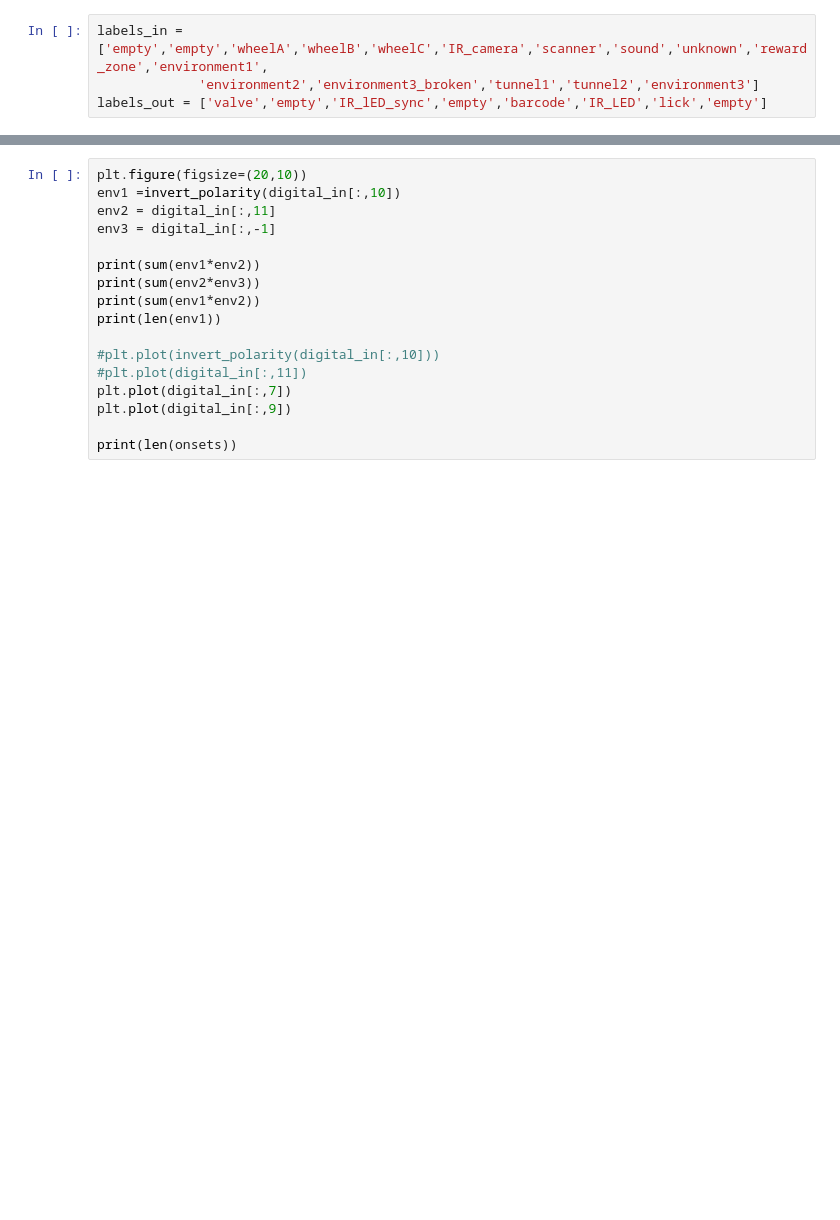
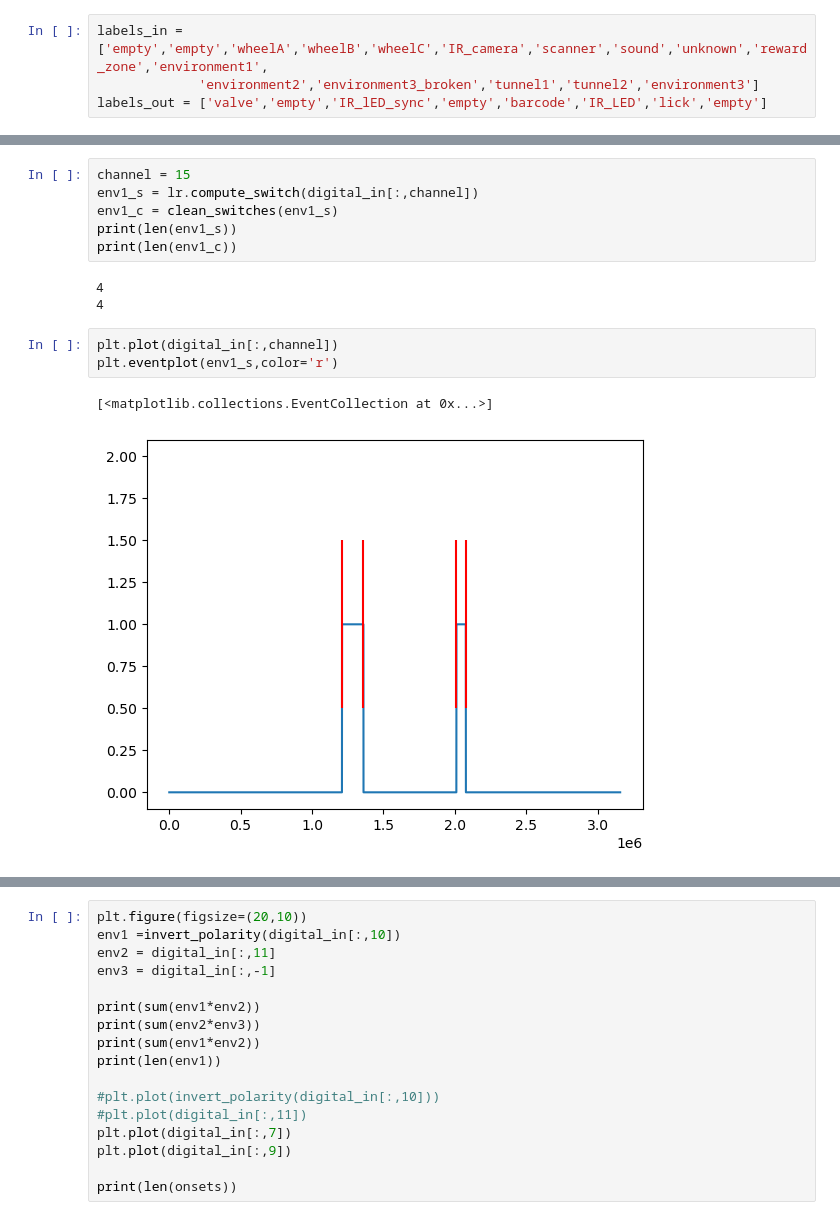
Before and after one commit to NeuroNetMem/pipeline_2p, a Jupyter notebook: logreader/read_session_log.ipynb, the cells around one changed output, grey strips where cells are left out. Saved outputs shown, nothing was run; the diff lists cells and outputs as text; blank space fills up the shorter version.

```diff
--- a/logreader/read_session_log.ipynb
+++ b/logreader/read_session_log.ipynb
@@ -136,0 +192,15 @@ sync_times = lr.compute_sync_times(digital_scan_signal,log_times,frames)
+# %%
+channel = 15
+env1_s = lr.compute_switch(digital_in[:,channel])
+env1_c = clean_switches(env1_s)
+print(len(env1_s))
+print(len(env1_c))
+# %% [output]
+4
+4
+# %%
+plt.plot(digital_in[:,channel])
+plt.eventplot(env1_s,color='r')
+# %% [output]
+[<matplotlib.collections.EventCollection at 0x...>]
+[figure, added]
```
Also changed, not shown: parts of 14 cells of this notebook, 18 other files.
